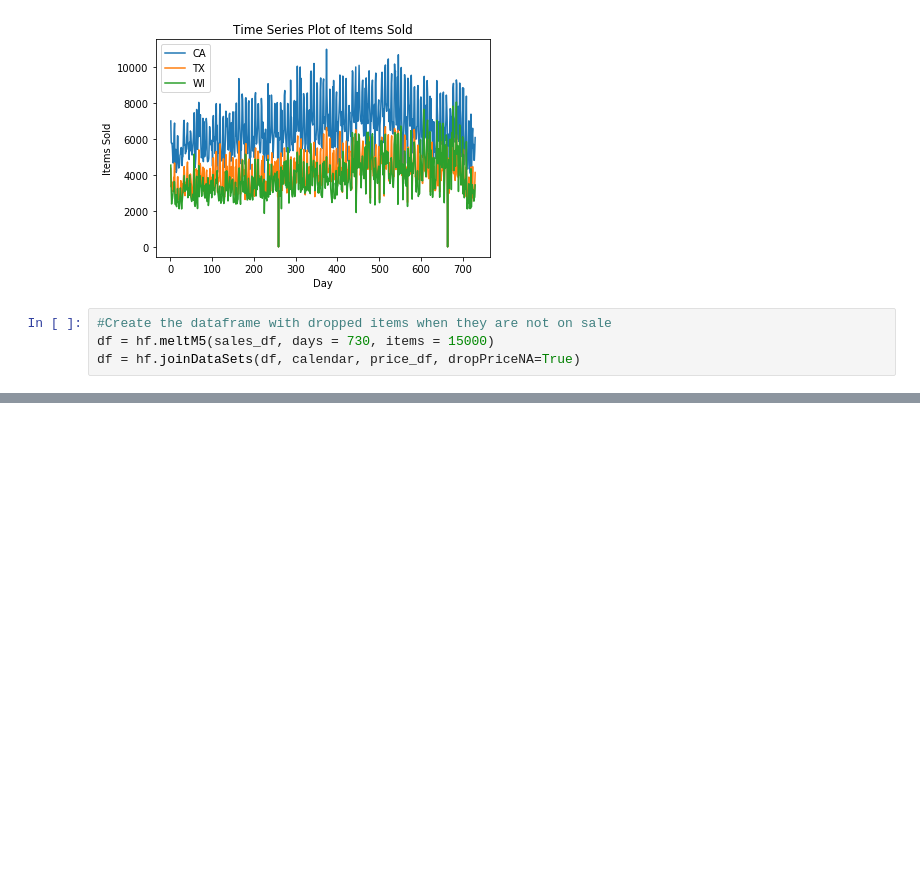
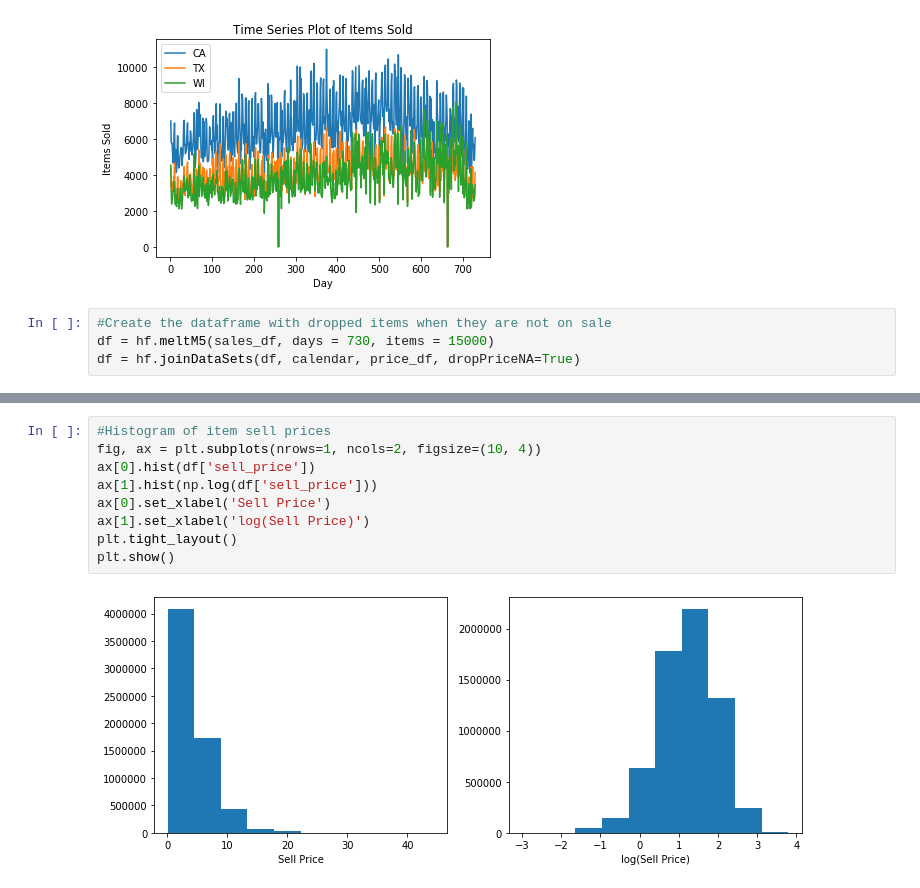
Before and after one commit to kanitjompuk40/GroupWork, a Jupyter notebook: AML/EDA.ipynb, the cells around one changed output, grey strips where cells are left out. Cells and saved outputs as stored; diff of their text form; blank space fills up the shorter version.

```diff
--- a/AML/EDA.ipynb
+++ b/AML/EDA.ipynb
@@ -232,0 +243,11 @@ plt.show()
+# %%
+#Histogram of item sell prices
+fig, ax = plt.subplots(nrows=1, ncols=2, figsize=(10, 4))
+ax[0].hist(df['sell_price'])
+ax[1].hist(np.log(df['sell_price']))
+ax[0].set_xlabel('Sell Price')
+ax[1].set_xlabel('log(Sell Price)')
+plt.tight_layout()
+plt.show()
+# %% [output]
+[figure, added]
```
Also changed, not shown: parts of 4 cells of this notebook.
